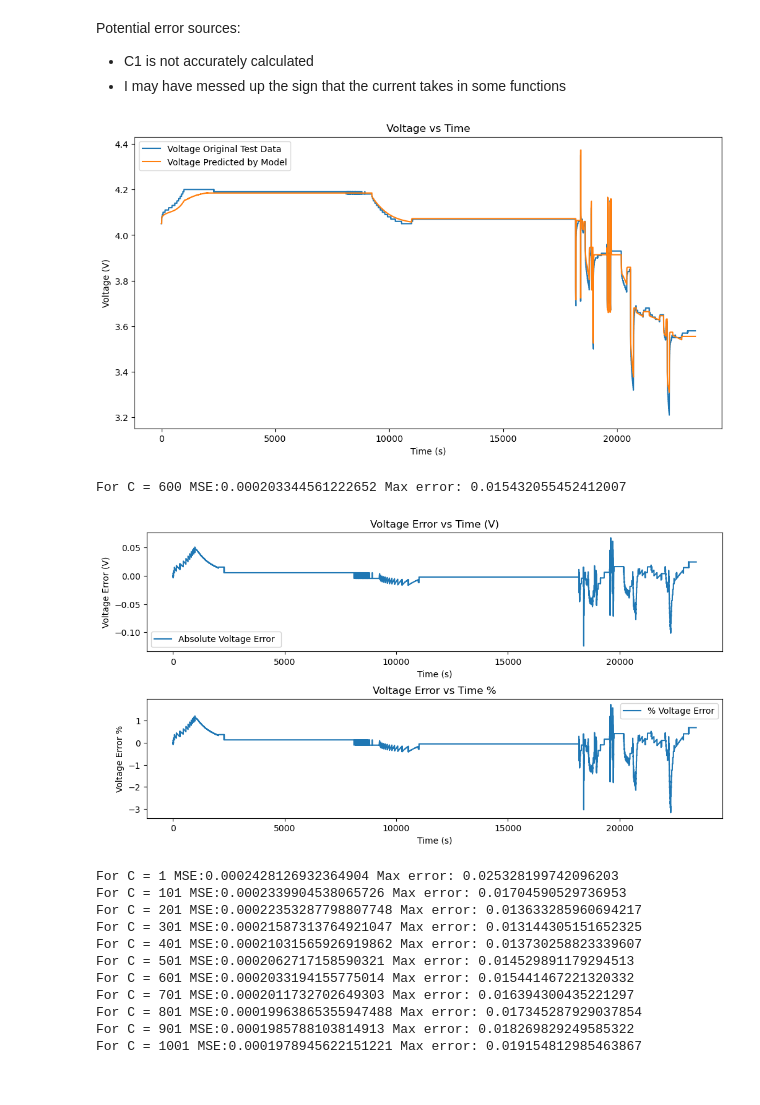
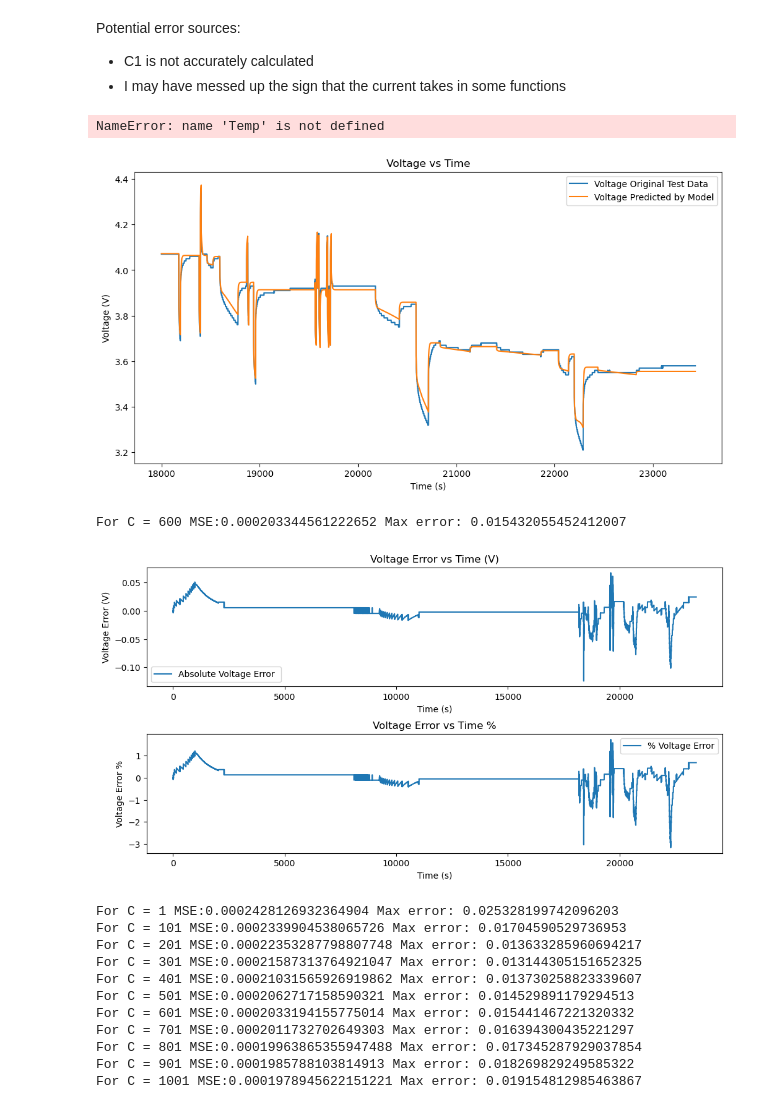
Before and after one commit to feyzijan/BatteryModelling, a Jupyter notebook: Part2Modelling.ipynb, the cells around one changed output. Saved outputs shown, nothing was run; the diff lists cells and outputs as text; code cells hidden in the pictures.

```diff
--- a/Part2Modelling.ipynb
+++ b/Part2Modelling.ipynb
@@ -894,6 +894,10 @@ df_test.head()
 Potential error sources:
 - C1 is not accurately calculated
 - I may have messed up the sign that the current takes in some functions
+# %%
+Temp
+# %% [output]
+NameError: name 'Temp' is not defined
 # %%
 def my_model(df_test,df_ocv,R0_func, R0_Params, R1_func, R1_Params, C1):
     # Set parameters and datasets
@@ -1012,12 +1019,12 @@ def calc_errors(v_model,df_test, C1, start_time = 1, end_time = 23431):
 # %%
 C1 = C1_T0
 C1 = 600
 v_model = my_model(df_test,ocv_data,R0_Arrhenius, R0_Arrhenius_Params, new_R1_equation, R1_Gaussian_params, C1)
-plot_model(v_model,df_test, start_time = 1, end_time = Time.max())
-plot_model_errors(v_model,df_test, start_time = 1, end_time = Time.max())
+plot_model(v_model,df_test, start_time = 18000, end_time = Time.max())
+plot_model_errors(v_model,df_test, start_time = 18000, end_time = Time.max())
 calc_errors(v_model,df_test, C1)
 # %% [output]
-[figure, old version]
+[figure, new version]
 For C = 600 MSE:0.000203344561222652 Max error: 0.015432055452412007
 [figure]
 # %%
```
Also changed, not shown: parts of 4 cells of this notebook, 2 other files.
